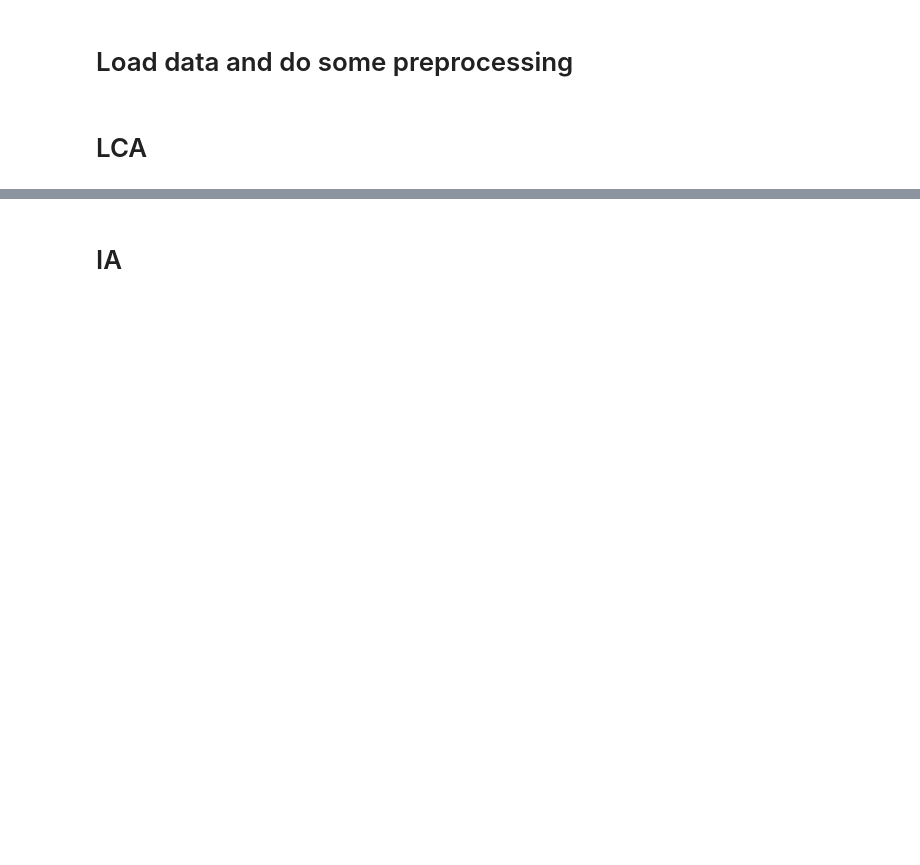
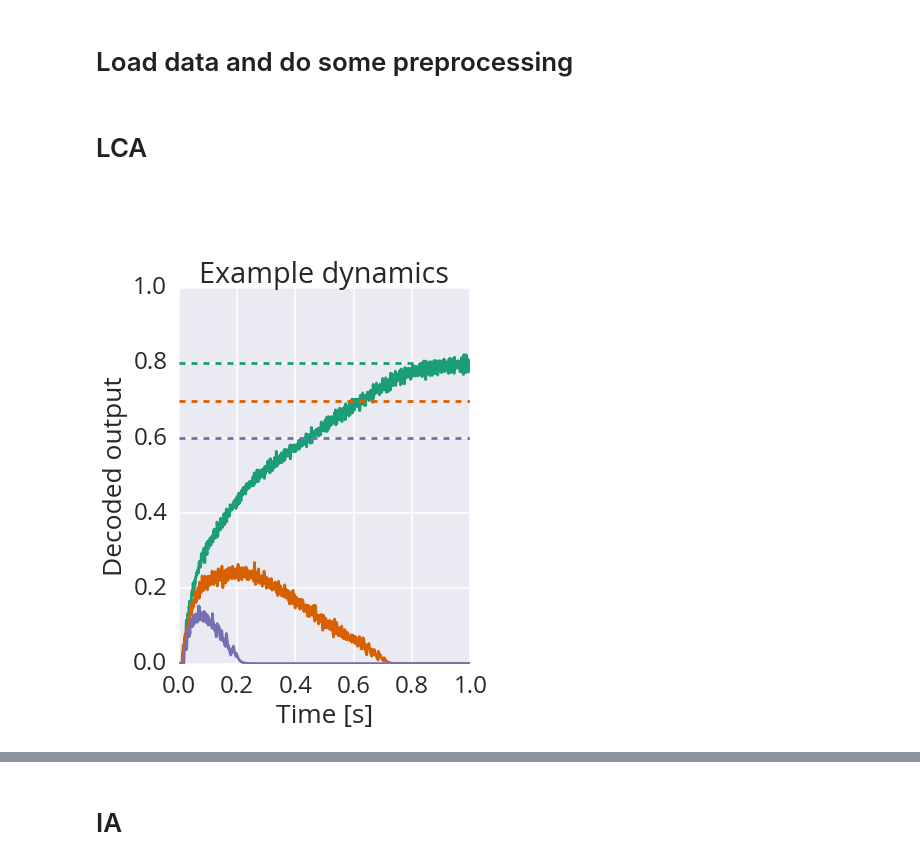
Before and after one commit to ctn-waterloo/cogsci17-decide, a Jupyter notebook: notebooks/Poster plots.ipynb, the cells around one changed output, grey strips where cells are left out. Cells and saved outputs as stored; diff of their text form; code cells hidden in the pictures; blank space fills up the shorter version.

Commit message:
Update poster with meeting feedback.

```diff
--- a/notebooks/Poster plots.ipynb
+++ b/notebooks/Poster plots.ipynb
@@ -31,10 +31,11 @@ dfd = df.query('decided == True')
 # LCA
 # %%
 dt = 0.001
+inputs = [0.8, 0.7, 0.6]
 
 with nengo.Network(seed=1) as model:
     wta = LCA(3, 200, dt=dt)
-    stimulus = nengo.Node([0.8, 0.7, 0.6])
+    stimulus = nengo.Node(inputs)
     nengo.Connection(stimulus, wta.input, synapse=None)
 
     p_stimulus = nengo.Probe(stimulus, synapse=None)
@@ -42,6 +43,29 @@ with nengo.Network(seed=1) as model:
 # %%
 with nengo.Simulator(model, dt=dt) as sim:
     sim.run(1.)
+# %%
+with sns.color_palette('Dark2'):
+    fig = plt.figure(figsize=(31. / 5., 8))
+    ax1 = fig.add_subplot(1, 1, 1)
+
+ax1.plot(sim.trange(), sim.data[p_output])
+for u, c in zip(inputs, sns.color_palette('Dark2')):
+    ax1.axhline(y=u, color=c, ls='--')
+ax1.set_title("Example dynamics")
+ax1.set_xlabel("Time [s]")
+ax1.set_ylabel("Decoded output")
+ax1.locator_params(axis='x', nbins=5)
+ax1.locator_params(axis='y', nbins=5)
+
+# dummy legend to get spacing right with other plots
+empty_handle = matplotlib.patches.Rectangle((0, 0), 1, 1, fill=False, ec='none', visible=False)
+fig.legend([empty_handle], [""], loc='upper center')
+
+fig.tight_layout(rect=(0, 0, 1, .92))
+
+fig.savefig('../doc/poster/lca-example.pdf', bbox_inches='tight', pad_inches=0.)
+# %% [output]
+[figure, added]
 # %%
 seq_pal = 'Reds'
 n_colors = len(df['target_sep'].unique())
```
Also changed, not shown: parts of 3 cells of this notebook, 6 other files.
